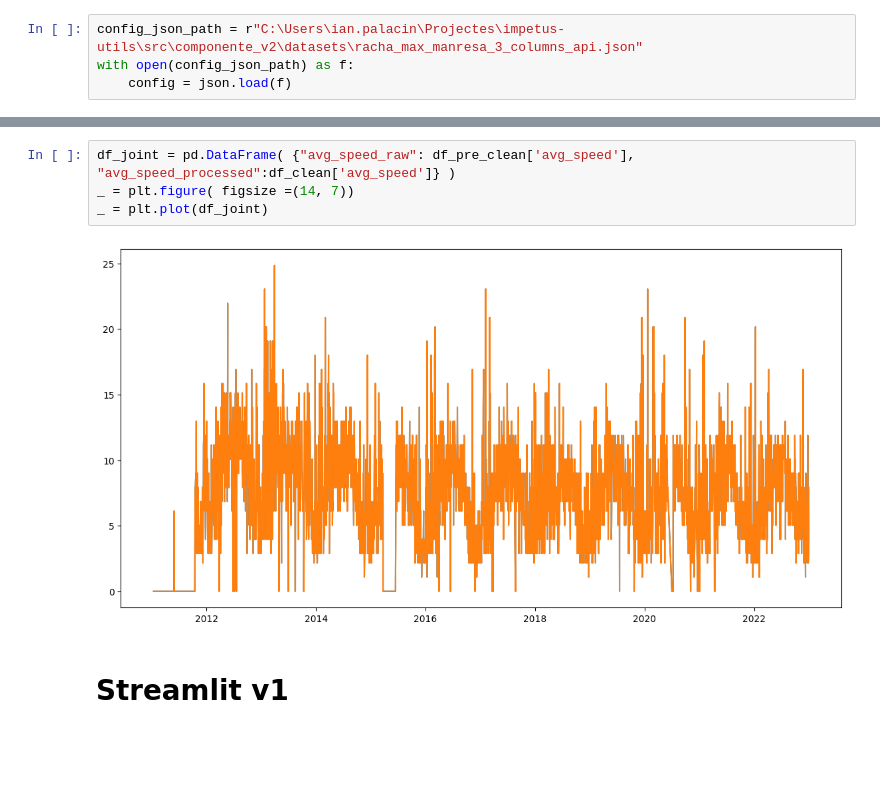
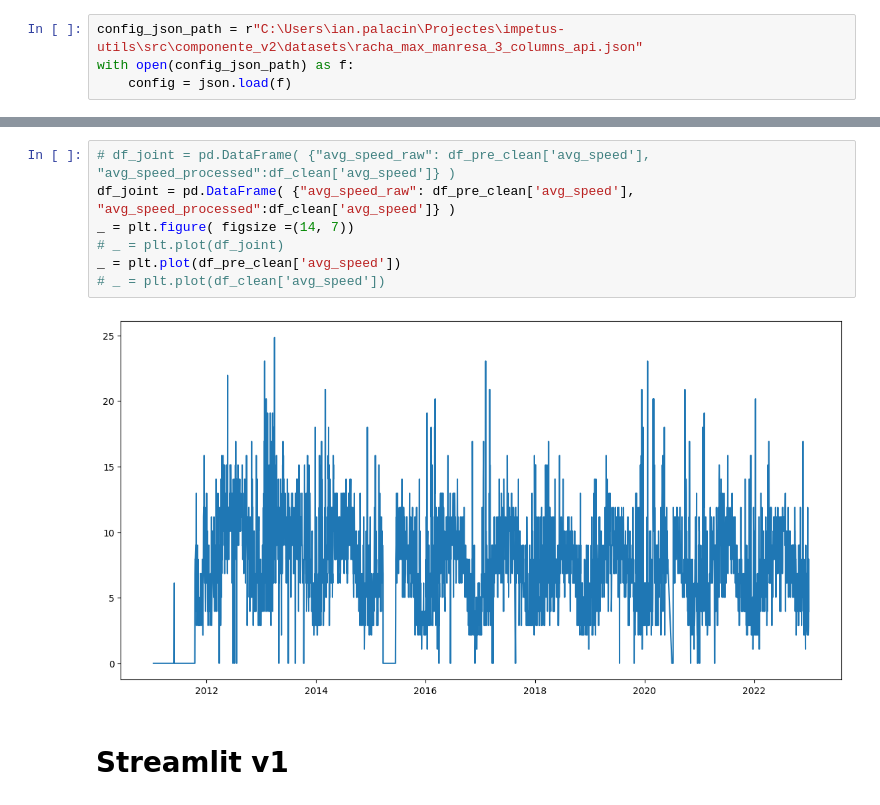
Before and after one commit to Applied-Artificial-Intelligence-Eurecat/IMPETUS-Utils, a Jupyter notebook: notebooks/4_Estructura_del_component.ipynb, the cells around one changed output, grey strips where cells are left out. Saved outputs shown, nothing was run; the diff lists cells and outputs as text; blank space fills up the shorter version.

```diff
--- a/notebooks/4_Estructura_del_component.ipynb
+++ b/notebooks/4_Estructura_del_component.ipynb
@@ -280,9 +280,12 @@ DATA SOURCE https://data-manager.climate-impetus.eu/access/historical/entities
 # %%
+# df_joint = pd.DataFrame( {"avg_speed_raw": df_pre_clean['avg_speed'], "avg_speed_processed":df_clean['avg_speed']} )
 df_joint = pd.DataFrame( {"avg_speed_raw": df_pre_clean['avg_speed'], "avg_speed_processed":df_clean['avg_speed']} )
 _ = plt.figure( figsize =(14, 7))
-_ = plt.plot(df_joint)
+# _ = plt.plot(df_joint)
+_ = plt.plot(df_pre_clean['avg_speed'])
+# _ = plt.plot(df_clean['avg_speed'])
 # %% [output]
-[figure, old version]
+[figure, new version]
 # %% [markdown]
 # Streamlit v1
 # %%
```
Also changed, not shown: parts of 2 cells of this notebook, 16 other files.
